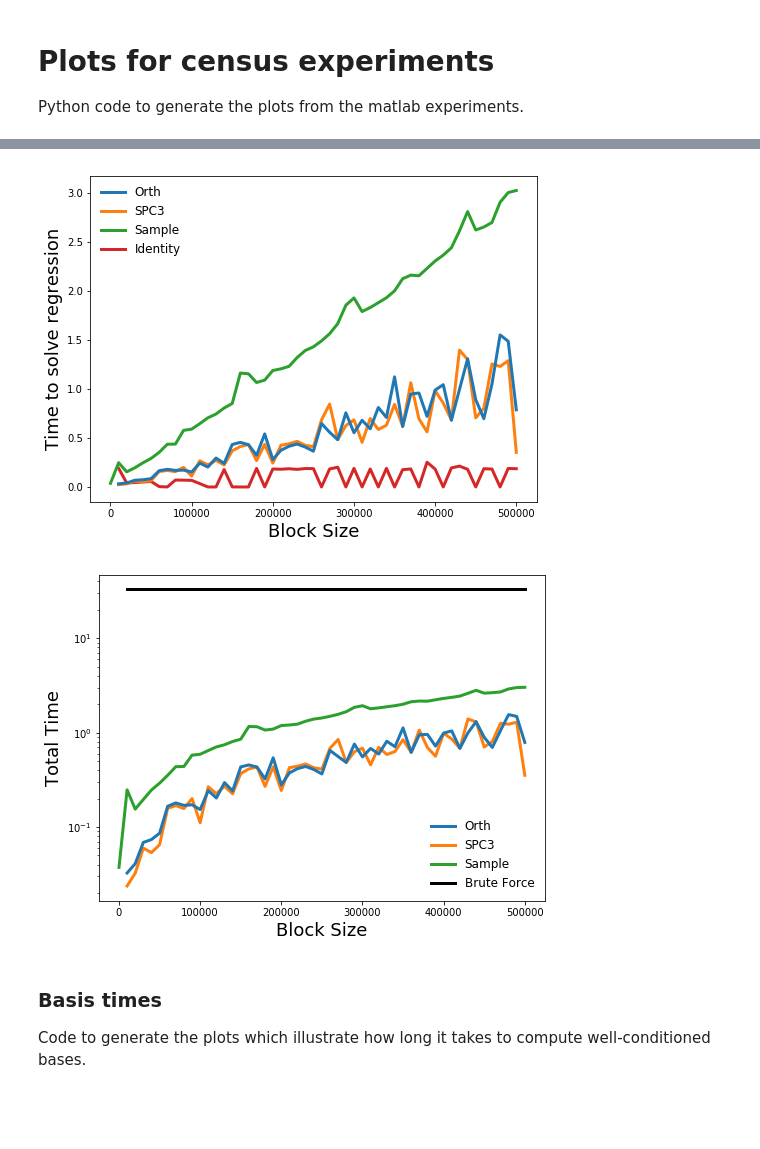
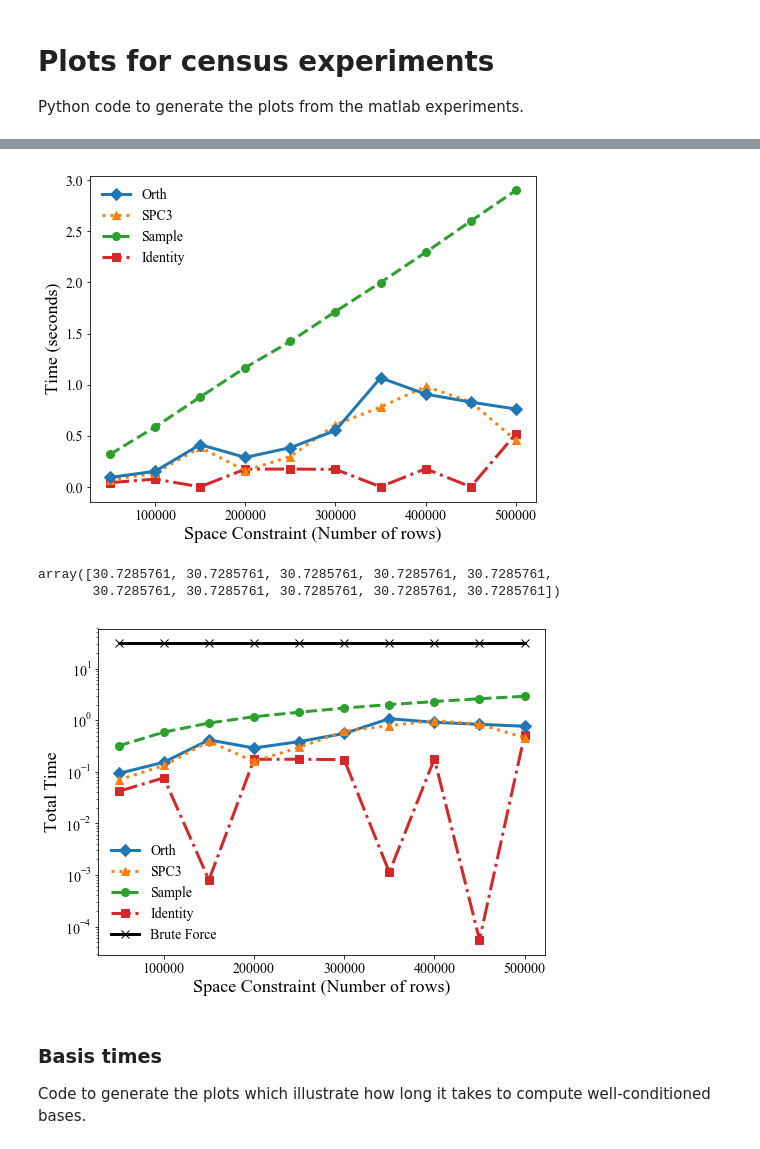
Before and after one commit to c-dickens/stream-summaries-high-lev-rows, a Jupyter notebook: figures/Plots for census experiments.ipynb, the cells around one changed output, grey strips where cells are left out. Cells and saved outputs as stored; diff of their text form; code cells hidden in the pictures; blank space fills up the shorter version.

```diff
--- a/figures/Plots for census experiments.ipynb
+++ b/figures/Plots for census experiments.ipynb
@@ -8,3 +12,20 @@ import matplotlib.pyplot as plt
+# %%
+#matplotlib.rcParams['ps.useafm'] = True
+#matplotlib.rcParams['pdf.use14corefonts'] = True
+#matplotlib.rcParams['text.usetex'] = True
+
+params =  {'pdf.fonttype' : 42,
+          'legend.fontsize': 14,
+          'axes.labelsize': 18,
+          'axes.titlesize': 20,
+          'xtick.labelsize' :14,
+          'ytick.labelsize': 14,
+          'mathtext.fontset' : 'stix',
+          'mathtext.rm'      : 'serif',
+          'font.family'      : 'serif',
+          'font.serif'       : "Times New Roman", # or "Times"
+         }
+matplotlib.rcParams.update(params)
 # %%
 pwd
 # %% [output]
@@ -115,47 +144,59 @@ fig.savefig('census_space_vs_block_size.pdf', dpi=1000, facecolor='w', edgecolor
 
 fig, ax = plt.subplots(figsize=(8,6))
 
-ax.plot( mat_orth['block_sizes'], mat_orth['approx_regression_time'], label = 'Orth', linewidth=3.0, zorder=10)
-ax.plot( mat_spc3['block_sizes'], mat_spc3['approx_regression_time'], label = 'SPC3', linewidth=3.0, zorder=8)
-ax.plot( mat_uniform['block_sizes'], mat_uniform['approx_regression_time'], label = 'Sample',linewidth=3.0, zorder=4)
-ax.plot( mat_identity['block_sizes'],mat_identity['approx_regression_time'],label = 'Identity', linewidth=3.0, zorder=2)
+ax.plot( mat_orth['block_sizes'], mat_orth['approx_regression_time'],'-D', label = 'Orth', linewidth=3.0, markersize=8, zorder=10)
+ax.plot( mat_spc3['block_sizes'], mat_spc3['approx_regression_time'], ':^', label = 'SPC3', linewidth=3.0, markersize=8, zorder=8)
+ax.plot( mat_uniform['block_sizes'], mat_uniform['approx_regression_time'], '--o', label = 'Sample',linewidth=3.0, markersize=8, zorder=4)
+ax.plot( mat_identity['block_sizes'], mat_identity['approx_regression_time'], '-.s', label = 'Identity', linewidth=3.0, markersize=8, zorder=2)
+
+
+#ax.plot( mat_orth['block_sizes'], mat_orth['approx_regression_time'], label = 'Orth', linewidth=3.0, zorder=10)
+#ax.plot( mat_spc3['block_sizes'], mat_spc3['approx_regression_time'], label = 'SPC3', linewidth=3.0, zorder=8)
+#ax.plot( mat_uniform['block_sizes'], mat_uniform['approx_regression_time'], label = 'Sample',linewidth=3.0, zorder=4)
+#ax.plot( mat_identity['block_sizes'],mat_identity['approx_regression_time'],label = 'Identity', linewidth=3.0, zorder=2)
 #ax.set_yscale('log')
 #ax.set_xscale('log')
-ax.set_ylabel('Time to solve regression', fontsize=18)
-ax.set_xlabel('Block Size', fontsize=18)
+ax.set_ylabel('Time (seconds)')
+ax.set_xlabel('Space Constraint (Number of rows)')
 #ax.set_title("Time to solve regression vs Block Size")
-ax.legend(loc=0, frameon=False, fontsize=12)
+ax.legend(loc=0, frameon=False)
 
 fig.savefig('census_regression_time_vs_block_size.pdf', dpi=1000, facecolor='w', edgecolor='w',
         orientation='portrait', papertype=None,
         transparent=False, bbox_inches=None, pad_inches=0.1,
         frameon=True)
 # %% [output]
-[figure, old version]
+[figure, new version]
+# %%
+mat_spc3['full_regression_time'][0:10]
+# %% [output]
+array([30.7285761, 30.7285761, 30.7285761, 30.7285761, 30.7285761,
+       30.7285761, 30.7285761, 30.7285761, 30.7285761, 30.7285761])
 # %%
 # Total time
+plotting_length  = mat_spc3['block_sizes'].shape[0]
+full_regression_time = mat_spc3['full_regression_time'][0:plotting_length]
 
 fig, ax = plt.subplots(figsize=(8,6))
 
-
-ax.plot( mat_orth['block_sizes'], mat_orth['total_time'], label = 'Orth', linewidth=3.0, zorder=10)
-ax.plot( mat_spc3['block_sizes'], mat_spc3['total_time'], label = 'SPC3', linewidth=3.0, zorder=8)
-ax.plot( mat_uniform['block_sizes'], mat_uniform['approx_regression_time'], label = 'Sample',linewidth=3.0, zorder=4)
-#ax.plot( mat_identity['block_sizes'], mat_identity['total_time'], label = 'Identity',linewidth=3.0)
-ax.plot(mat_spc3['block_sizes'], mat_spc3['full_regression_time'], color='black', label = 'Brute Force',linewidth=3.0)
+ax.plot( mat_orth['block_sizes'], mat_orth['total_time'],'-D', label = 'Orth', linewidth=3.0, markersize=8, zorder=8)
+ax.plot( mat_spc3['block_sizes'], mat_spc3['total_time'], ':^', label = 'SPC3', linewidth=3.0, markersize=8, zorder=10)
+ax.plot( mat_uniform['block_sizes'], mat_uniform['approx_regression_time'], '--o', label = 'Sample',linewidth=3.0, markersize=8, zorder=4)
+ax.plot( mat_identity['block_sizes'], mat_identity['total_time'], '-.s', label = 'Identity', linewidth=3.0, markersize=8, zorder=2)
+ax.plot(mat_spc3['block_sizes'], full_regression_time, '-x', color='black', label = 'Brute Force',linewidth=3.0, markersize=8)
 ax.set_yscale('log')
 #ax.set_xscale('log')
-ax.set_ylabel('Total Time', fontsize=18)
-ax.set_xlabel('Block Size', fontsize=18)
+ax.set_ylabel('Total Time')
+ax.set_xlabel('Space Constraint (Number of rows)')
 #ax.set_title("Total Time  vs Block Size")
-ax.legend(loc=4, frameon=False, fontsize=12)
+ax.legend(loc=3, fancybox=True, frameon=False)
 
 fig.savefig('census_total_time_vs_block_size.pdf', dpi=1000, facecolor='w', edgecolor='w',
         orientation='portrait', papertype=None,
         transparent=False, bbox_inches=None, pad_inches=0.1,
         frameon=True)
 # %% [output]
-[figure, old version]
+[figure, new version]
 # %% [markdown]
 ### Basis times
 
```
Also changed, not shown: parts of 10 cells of this notebook, 41 other files.
